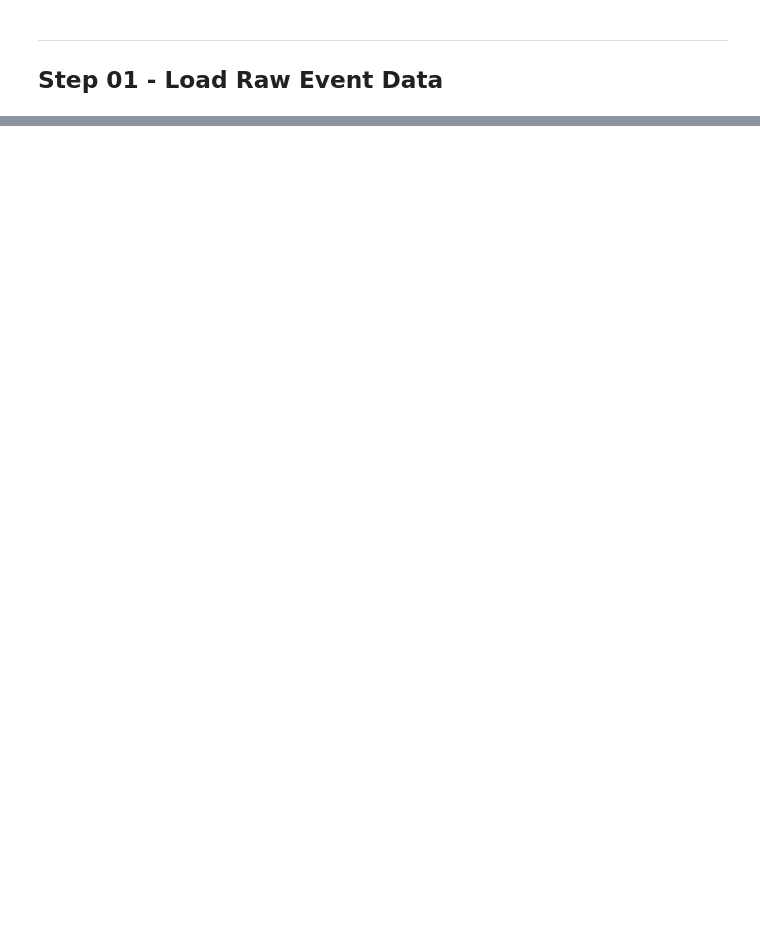
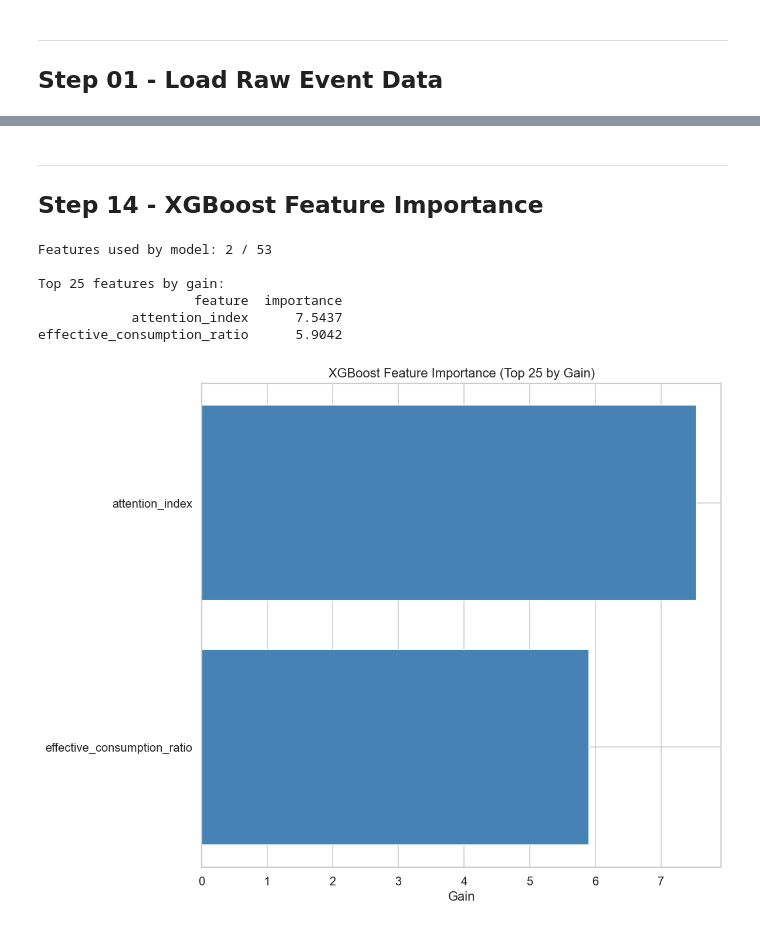
Before and after one commit to ahiyarmohamed215/Certifytube_ML_Model, a Jupyter notebook: verification/engagement/engagement_model_pipeline.ipynb, the cells around one changed output, grey strips where cells are left out. Drawn from its saved outputs; the diff is of its cells as text; code cells hidden in the pictures; blank space fills up the shorter version.

```diff
--- a/verification/engagement/engagement_model_pipeline.ipynb
+++ b/verification/engagement/engagement_model_pipeline.ipynb
@@ -1921,0 +378,15 @@ Any final pass/fail threshold can be applied by the backend.
+# %%
+best_params = best["params"]
+best_round = best["best_round"]
+
+dtest = xgb.DMatrix(X_test_prep.values, label=y_test.values, feature_names=feature_cols)
+
+eval_booster = xgb.train(
+    best_params,
+    dtrain,
+    num_boost_round=best_round,
+    evals=[(dtrain, "train"), (dtest, "test")],
+    verbose_eval=10,
+)
+
+print("\nEvaluation model trained.")
@@ -1921,0 +486,39 @@ Any final pass/fail threshold can be applied by the backend.
+# %% [markdown]
+---
+## Step 14 - XGBoost Feature Importance
+# %%
+importance_dict = eval_booster.get_score(importance_type="gain")
+importance_items = [
+    {"feature": key, "importance": value}
+    for key, value in importance_dict.items()
+]
+
+if importance_items:
+    importance_df = pd.DataFrame(importance_items).sort_values("importance", ascending=False).reset_index(drop=True)
+else:
+    importance_df = pd.DataFrame({
+        "feature": feature_cols,
+        "importance": np.zeros(len(feature_cols), dtype=float),
+    })
+
+print(f"Features used by model: {len(importance_df)} / {len(feature_cols)}")
+print()
+print("Top 25 features by gain:")
+print(importance_df.head(25).to_string(index=False))
+
+fig, ax = plt.subplots(figsize=(10, 8))
+top25 = importance_df.head(25).sort_values("importance", ascending=True)
+ax.barh(top25["feature"], top25["importance"], color="steelblue")
+ax.set_xlabel("Gain")
+ax.set_title("XGBoost Feature Importance (Top 25 by Gain)")
+plt.tight_layout()
+plt.savefig(os.path.join(XGBOOST_REPORT_DIR, "feature_importance.png"), dpi=150, bbox_inches="tight")
+plt.show()
+# %% [output]
+Features used by model: 2 / 53
+
+Top 25 features by gain:
+                    feature  importance
+            attention_index      7.5437
+effective_consumption_ratio      5.9042
+[figure, added]
```
Also changed, not shown: parts of 108 cells of this notebook, 32 other files.
